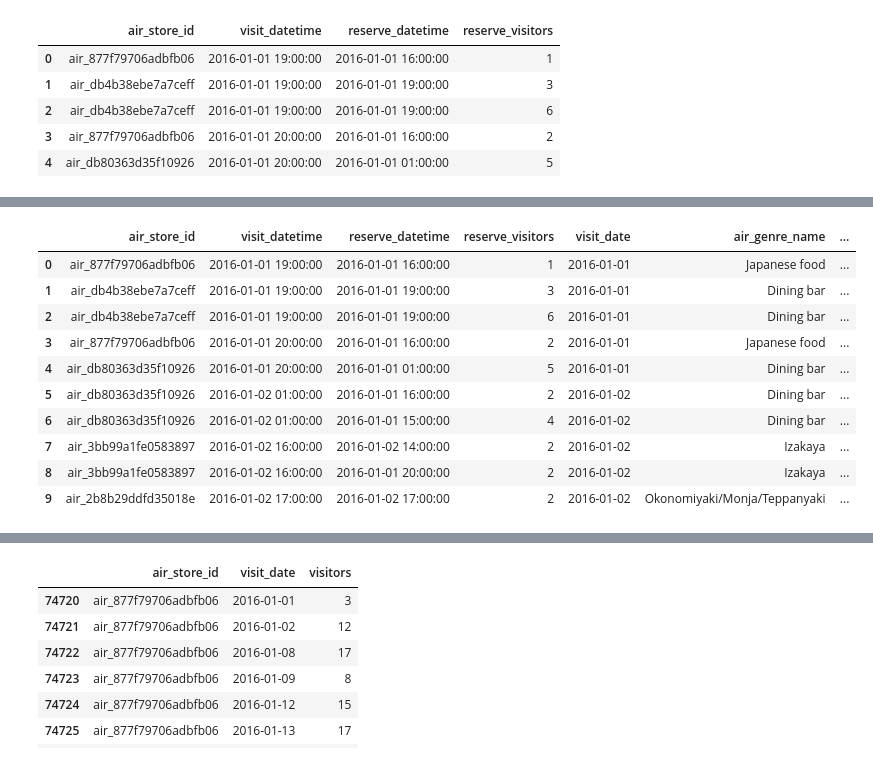
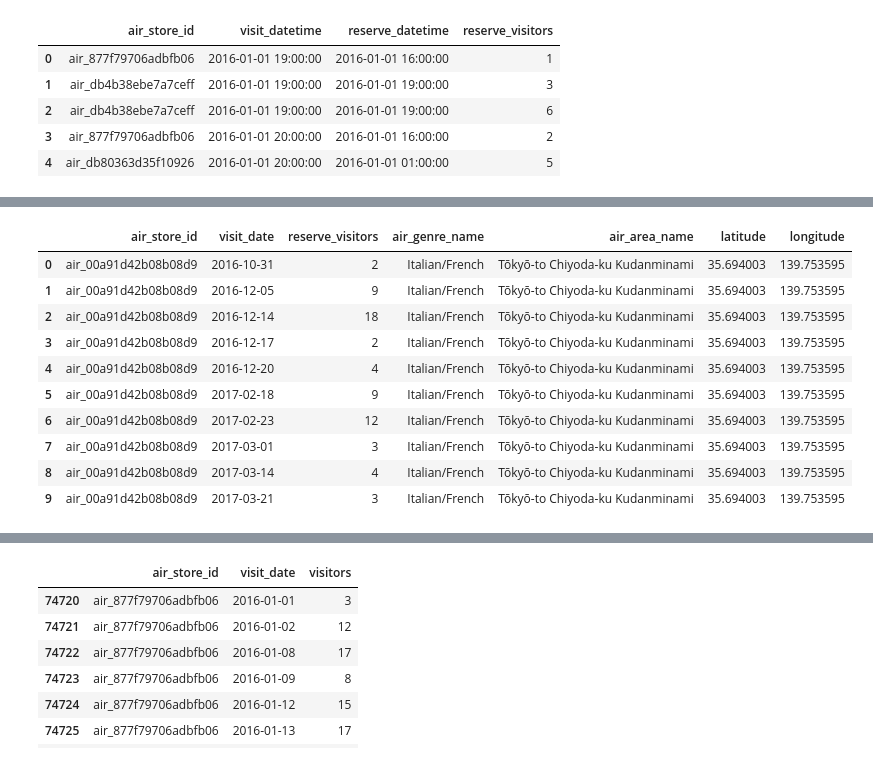
Before and after one commit to dongzhang84/Kaggle, a Jupyter notebook: Restaurant_Visitor_Forecasting/Visitor_forecasting_v1.ipynb, the cells around one changed output, grey strips where cells are left out. Saved outputs shown, nothing was run; the diff lists cells and outputs as text; code cells hidden in the pictures.

```diff
--- a/Restaurant_Visitor_Forecasting/Visitor_forecasting_v1.ipynb
+++ b/Restaurant_Visitor_Forecasting/Visitor_forecasting_v1.ipynb
@@ -201,3 +201,6 @@ df_ar.head()
 | 4 | air_db80363d35f10926 | 2016-01-01 20:00:00 | 2016-01-01 01:00:00 | 5 |
 # %%
 df_ar['visit_date'] = df_ar['visit_datetime'].apply(lambda x: x[:10])
+# %%
+df_ar_visit = df_ar.groupby(['air_store_id','visit_date'])['reserve_visitors'].sum().reset_index()
+df_ar_visit.head()
@@ -204,15 +214,15 @@ df_ar['visit_date'] = df_ar['visit_datetime'].apply(lambda x: x[:10])
 # %%
-df_ar = df_ar.merge(df_astore, on = 'air_store_id', how='left')
-df_ar.head(10)
+df_ar_visit = df_ar_visit.merge(df_astore, on = 'air_store_id', how='left')
+df_ar_visit.head(10)
 # %% [output]
-|  | air_store_id | visit_datetime | reserve_datetime | reserve_visitors | visit_date | air_genre_name | ... |
-| 0 | air_877f79706adbfb06 | 2016-01-01 19:00:00 | 2016-01-01 16:00:00 | 1 | 2016-01-01 | Japanese food | ... |
-| 1 | air_db4b38ebe7a7ceff | 2016-01-01 19:00:00 | 2016-01-01 19:00:00 | 3 | 2016-01-01 | Dining bar | ... |
-| 2 | air_db4b38ebe7a7ceff | 2016-01-01 19:00:00 | 2016-01-01 19:00:00 | 6 | 2016-01-01 | Dining bar | ... |
-| 3 | air_877f79706adbfb06 | 2016-01-01 20:00:00 | 2016-01-01 16:00:00 | 2 | 2016-01-01 | Japanese food | ... |
-| 4 | air_db80363d35f10926 | 2016-01-01 20:00:00 | 2016-01-01 01:00:00 | 5 | 2016-01-01 | Dining bar | ... |
-| 5 | air_db80363d35f10926 | 2016-01-02 01:00:00 | 2016-01-01 16:00:00 | 2 | 2016-01-02 | Dining bar | ... |
-| 6 | air_db80363d35f10926 | 2016-01-02 01:00:00 | 2016-01-01 15:00:00 | 4 | 2016-01-02 | Dining bar | ... |
-| 7 | air_3bb99a1fe0583897 | 2016-01-02 16:00:00 | 2016-01-02 14:00:00 | 2 | 2016-01-02 | Izakaya | ... |
-| 8 | air_3bb99a1fe0583897 | 2016-01-02 16:00:00 | 2016-01-01 20:00:00 | 2 | 2016-01-02 | Izakaya | ... |
-| 9 | air_2b8b29ddfd35018e | 2016-01-02 17:00:00 | 2016-01-02 17:00:00 | 2 | 2016-01-02 | Okonomiyaki/Monja/Teppanyaki | ... |
+|  | air_store_id | visit_date | reserve_visitors | air_genre_name | air_area_name | latitude | longitude |
+| 0 | air_00a91d42b08b08d9 | 2016-10-31 | 2 | Italian/French | Tōkyō-to Chiyoda-ku Kudanminami | 35.694003 | 139.753595 |
+| 1 | air_00a91d42b08b08d9 | 2016-12-05 | 9 | Italian/French | Tōkyō-to Chiyoda-ku Kudanminami | 35.694003 | 139.753595 |
+| 2 | air_00a91d42b08b08d9 | 2016-12-14 | 18 | Italian/French | Tōkyō-to Chiyoda-ku Kudanminami | 35.694003 | 139.753595 |
+| 3 | air_00a91d42b08b08d9 | 2016-12-17 | 2 | Italian/French | Tōkyō-to Chiyoda-ku Kudanminami | 35.694003 | 139.753595 |
+| 4 | air_00a91d42b08b08d9 | 2016-12-20 | 4 | Italian/French | Tōkyō-to Chiyoda-ku Kudanminami | 35.694003 | 139.753595 |
+| 5 | air_00a91d42b08b08d9 | 2017-02-18 | 9 | Italian/French | Tōkyō-to Chiyoda-ku Kudanminami | 35.694003 | 139.753595 |
+| 6 | air_00a91d42b08b08d9 | 2017-02-23 | 12 | Italian/French | Tōkyō-to Chiyoda-ku Kudanminami | 35.694003 | 139.753595 |
+| 7 | air_00a91d42b08b08d9 | 2017-03-01 | 3 | Italian/French | Tōkyō-to Chiyoda-ku Kudanminami | 35.694003 | 139.753595 |
+| 8 | air_00a91d42b08b08d9 | 2017-03-14 | 4 | Italian/French | Tōkyō-to Chiyoda-ku Kudanminami | 35.694003 | 139.753595 |
+| 9 | air_00a91d42b08b08d9 | 2017-03-21 | 3 | Italian/French | Tōkyō-to Chiyoda-ku Kudanminami | 35.694003 | 139.753595 |
```
Also changed, not shown: parts of 18 cells of this notebook.
